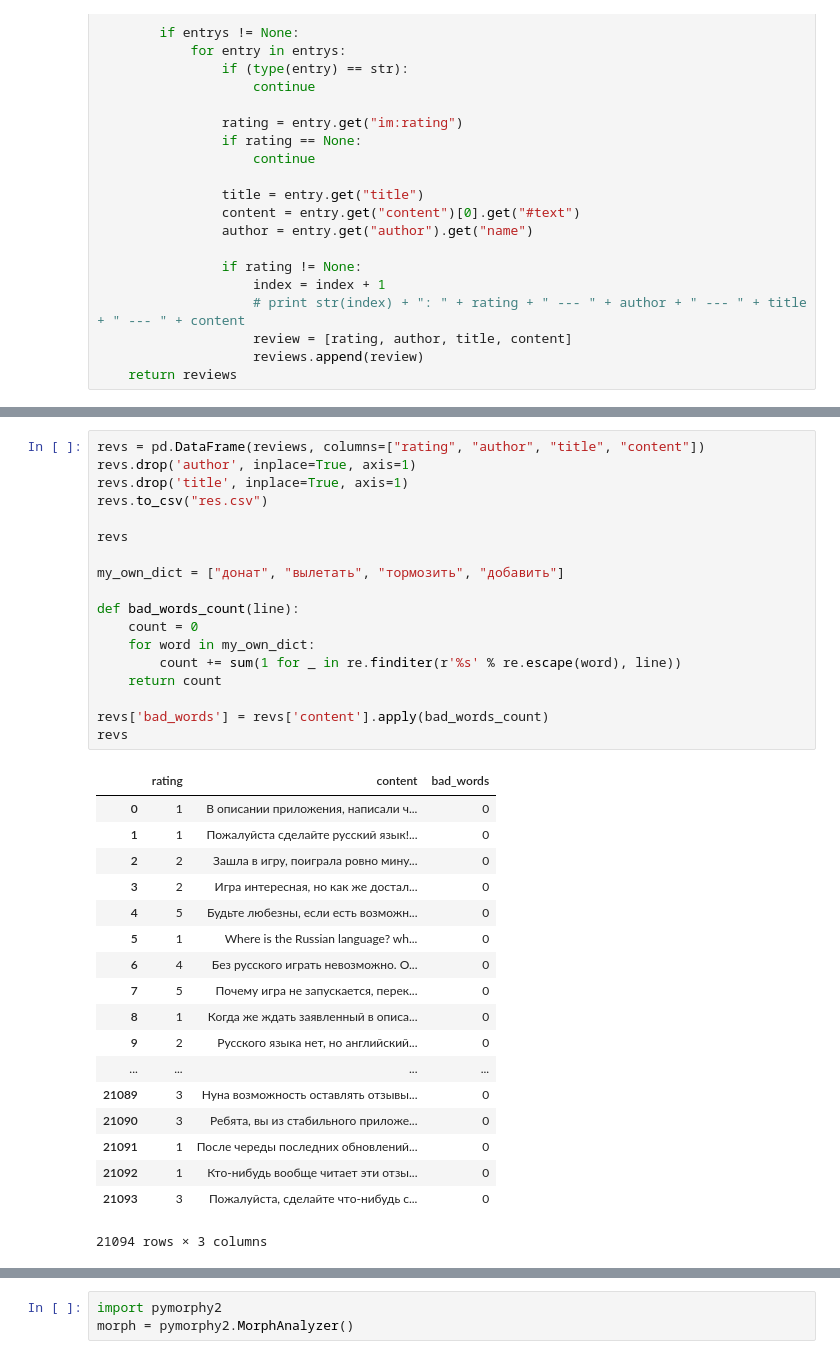
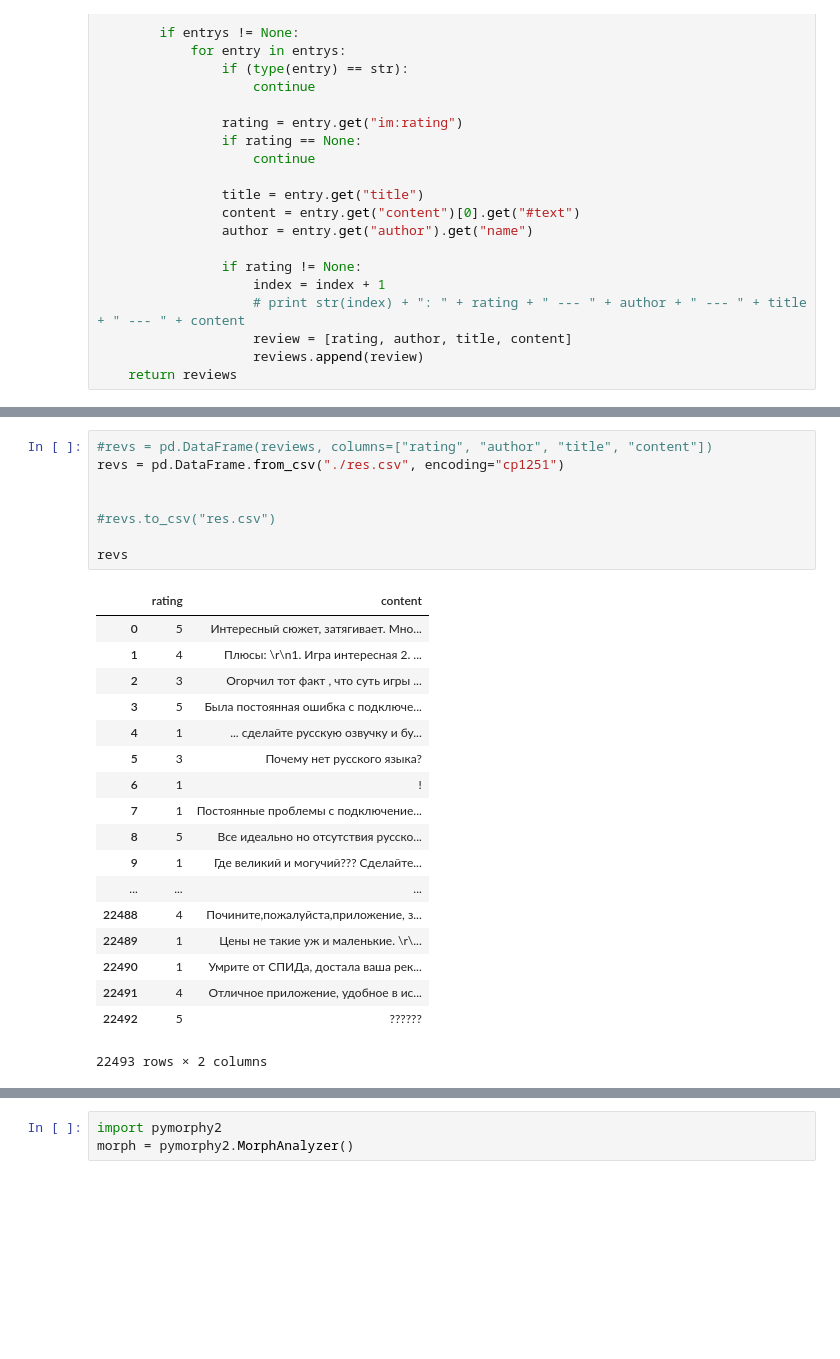
Before and after one commit to dayannn/sentiments, a Jupyter notebook: sent.ipynb, the cells around one changed output, grey strips where cells are left out. Cells and saved outputs as stored; diff of their text form; blank space fills up the shorter version.

```diff
--- a/sent.ipynb
+++ b/sent.ipynb
@@ -83,40 +75,30 @@ URLError: <urlopen error [SSL: TLSV1_ALERT_INTERNAL_ERROR] tlsv1 alert internal
-# %%
-revs = pd.DataFrame(reviews, columns=["rating", "author", "title", "content"])
-revs.drop('author', inplace=True, axis=1)
-revs.drop('title', inplace=True, axis=1)
-revs.to_csv("res.csv")
-
-revs
-
-my_own_dict = ["донат", "вылетать", "тормозить", "добавить"]
-
-def bad_words_count(line):
-    count = 0
-    for word in my_own_dict:
-        count += sum(1 for _ in re.finditer(r'%s' % re.escape(word), line))
-    return count
-
-revs['bad_words'] = revs['content'].apply(bad_words_count)
-revs
-# %% [output]
-|  | rating | content | bad_words |
-| 0 | 1 | В описании приложения, написали ч... | 0 |
-| 1 | 1 | Пожалуйста сделайте русский язык!... | 0 |
-| 2 | 2 | Зашла в игру, поиграла ровно мину... | 0 |
-| 3 | 2 | Игра интересная, но как же достал... | 0 |
-| 4 | 5 | Будьте любезны, если есть возможн... | 0 |
-| 5 | 1 | Where is the Russian language? wh... | 0 |
-| 6 | 4 | Без русского играть невозможно. О... | 0 |
-| 7 | 5 | Почему игра не запускается, перек... | 0 |
-| 8 | 1 | Когда же ждать заявленный в описа... | 0 |
-| 9 | 2 | Русского языка нет, но английский... | 0 |
-| ... | ... | ... | ... |
-| 21089 | 3 | Нуна возможность оставлять отзывы... | 0 |
-| 21090 | 3 | Ребята, вы из стабильного приложе... | 0 |
-| 21091 | 1 | После череды последних обновлений... | 0 |
-| 21092 | 1 | Кто-нибудь вообще читает эти отзы... | 0 |
-| 21093 | 3 | Пожалуйста, сделайте что-нибудь с... | 0 |
-21094 rows × 3 columns
+# %%
+#revs = pd.DataFrame(reviews, columns=["rating", "author", "title", "content"])
+revs = pd.DataFrame.from_csv("./res.csv", encoding="cp1251")
+
+
+#revs.to_csv("res.csv")
+
+revs
+# %% [output]
+|  | rating | content |
+| 0 | 5 | Интересный сюжет, затягивает. Мно... |
+| 1 | 4 | Плюсы: \r\n1. Игра интересная 2. ... |
+| 2 | 3 | Огорчил тот факт , что суть игры ... |
+| 3 | 5 | Была постоянная ошибка с подключе... |
+| 4 | 1 | ... сделайте русскую озвучку и бу... |
+| 5 | 3 | Почему нет русского языка? |
+| 6 | 1 | ! |
+| 7 | 1 | Постоянные проблемы с подключение... |
+| 8 | 5 | Все идеально но отсутствия русско... |
+| 9 | 1 | Где великий и могучий??? Сделайте... |
+| ... | ... | ... |
+| 22488 | 4 | Почините,пожалуйста,приложение, з... |
+| 22489 | 1 | Цены не такие уж и маленькие. \r\... |
+| 22490 | 1 | Умрите от СПИДа, достала ваша рек... |
+| 22491 | 4 | Отличное приложение, удобное в ис... |
+| 22492 | 5 | ?????? |
+22493 rows × 2 columns
 # %%
 #drop eng reviews
 revs.drop(revs[revs.content.str.contains ("[A-Za-z]")].index, inplace=True)
```
Also changed, not shown: parts of 15 cells of this notebook, 2 other files.
